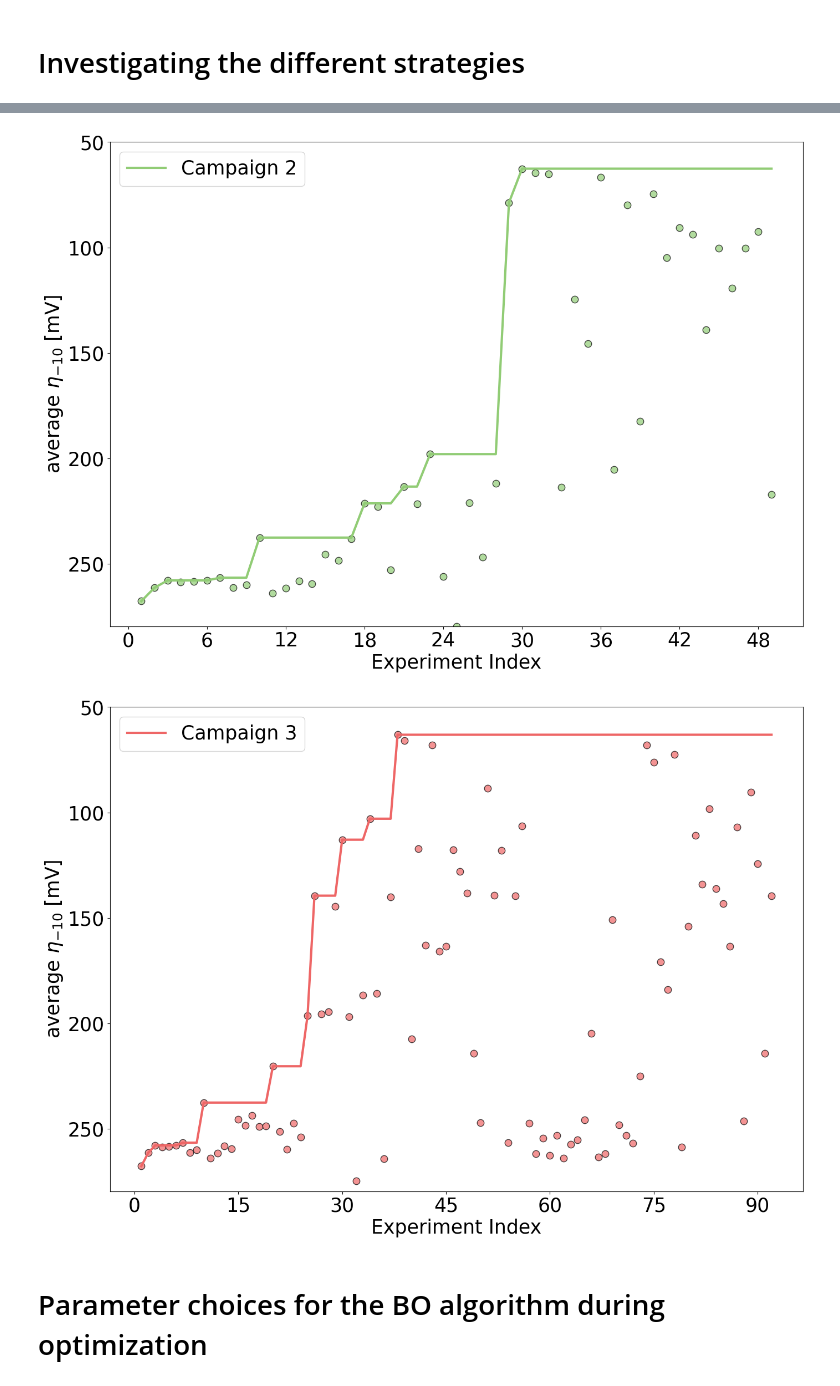
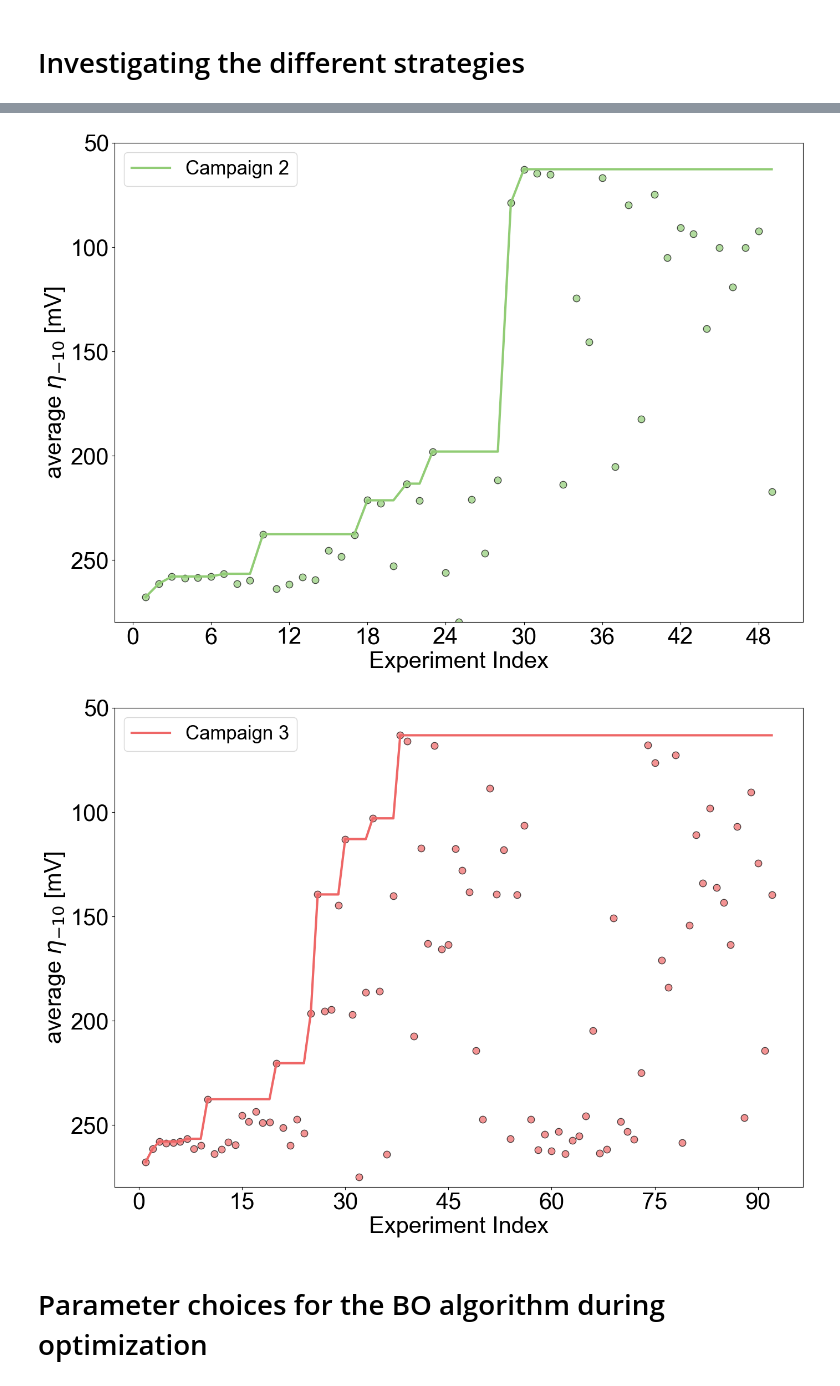
Before and after one commit to Pele905/Ni_Mo_CatBot-optimization-public, a Jupyter notebook: Ni_Mo_optimization_analysis.ipynb, the cells around one changed output, grey strips where cells are left out. Cells and saved outputs as stored; diff of their text form; code cells hidden in the pictures.

```diff
--- a/Ni_Mo_optimization_analysis.ipynb
+++ b/Ni_Mo_optimization_analysis.ipynb
@@ -58,6 +86,13 @@ import matplotlib.cm as cm
 import numpy as np
 from matplotlib.ticker import MaxNLocator
 import os
+
+# 1. Globally set the font to Arial / Sans-Serif
+plt.rcParams['font.family'] = 'sans-serif'
+plt.rcParams['font.sans-serif'] = ['Arial', 'Helvetica', 'DejaVu Sans']
+
+# 2. Make sure LaTeX elements (like \langle and \eta) also match the sans-serif style
+plt.rcParams['mathtext.fontset'] = 'dejavusans'  # Sans-serif math font style
 # Use a red-to-blue colormap
 cmap = plt.get_cmap("coolwarm")
 
@@ -168,7 +203,7 @@ from matplotlib.patches import Patch
 # Use a qualitative colormap for distinct categories
 cmap = plt.get_cmap("coolwarm")  # Good alternatives: "Set1", "Dark2", "Paired"
 
-save_path_BO_examples = "Figures/BO"
+save_path_BO_examples = "/Users/pvifr/Desktop/PhD_general/Ni_Mo_paper/First review"
 # Distinct colors for each beta
 beta_colors = {
     0: cmap(0),    # blue
@@ -226,24 +261,24 @@ fig2, ax2 = plt.subplots(figsize=(14, 10))
 areas_beta_1 = plot_trace(df_beta_1, ax2, "Campaign 1", line_color=colors["beta_1"])
 ax2.set_ylim(ymax, ymin)  # Flipped here directly
 ax2.set_xlabel("Experiment Index", fontsize=25)
-ax2.set_ylabel(r"average $\eta_{-10}$ [mV]", fontsize=25)
-ax2.tick_params(labelsize=25)
+ax2.set_ylabel(r"average $\eta_{-10}$ [mV]", fontsize=30)
+ax2.tick_params(labelsize=30)
 ax2.xaxis.set_major_locator(MaxNLocator(integer=True))
 ax2.legend(loc="upper left", fontsize=25)
 plt.tight_layout()
-#plt.savefig(os.path.join(save_path_BO_examples, "Campaign_1_Optimization.png"))
+plt.savefig(os.path.join(save_path_BO_examples, "Campaign_1_Optimization.png"))
 
 # Plot 3: df_beta_5 (Campaign 3)
 fig3, ax3 = plt.subplots(figsize=(14, 10))
 areas_beta_5 = plot_trace(df_beta_5, ax3, "Campaign 2", line_color=colors["beta_5"])
 ax3.set_ylim(ymax, ymin)  # Flipped here directly
-ax3.set_xlabel("Experiment Index", fontsize=25)
-ax3.set_ylabel(r"average $\eta_{-10}$ [mV]", fontsize=25)
-ax3.tick_params(labelsize=25)
+ax3.set_xlabel("Experiment Index", fontsize=30)
+ax3.set_ylabel(r"average $\eta_{-10}$ [mV]", fontsize=30)
+ax3.tick_params(labelsize=30)
 ax3.xaxis.set_major_locator(MaxNLocator(integer=True))
 ax3.legend(loc="upper left", fontsize=25)
 plt.tight_layout()
-#plt.savefig(os.path.join(save_path_BO_examples, "Campaign_2_Optimization.png"))
+plt.savefig(os.path.join(save_path_BO_examples, "Campaign_2_Optimization.png"))
 
 
 # Here change the colors
@@ -251,11 +286,11 @@ plt.tight_layout()
 fig1, ax1 = plt.subplots(figsize=(14, 10))
 areas_og = plot_trace(df_og, ax1, "Campaign 3", line_color=colors["original"])
 ax1.set_ylim(ymax, ymin)  # Flipped here directly
-ax1.set_xlabel("Experiment Index", fontsize=25)
-ax1.set_ylabel(r"average $\eta_{-10}$ [mV]", fontsize=25)
-ax1.tick_params(labelsize=25)
+ax1.set_xlabel("Experiment Index", fontsize=30)
+ax1.set_ylabel(r"average $\eta_{-10}$ [mV]", fontsize=30)
+ax1.tick_params(labelsize=30)
 ax1.xaxis.set_major_locator(MaxNLocator(integer=True))
 ax1.legend(loc="upper left", fontsize=25)
 plt.tight_layout()
-#plt.savefig(os.path.join(save_path_BO_examples, "Campaign_3_Optimization.png"))
+plt.savefig(os.path.join(save_path_BO_examples, "Campaign_3_Optimization.png"))
 # %% [output]
@@ -263,5 +298,5 @@ plt.tight_layout()
-[figure, old version]
+[figure, new version]
-[figure, old version]
+[figure, new version]
 # %% [markdown]
 # Parameter choices for the BO algorithm during optimization
 # %%
```
Also changed, not shown: parts of 5 cells of this notebook, 5 other files.
